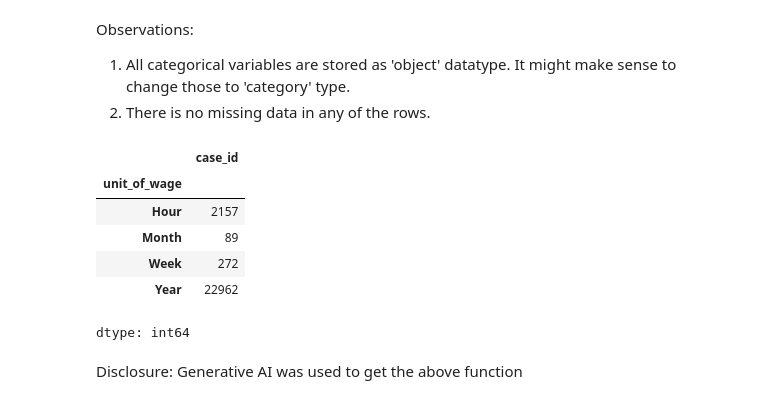
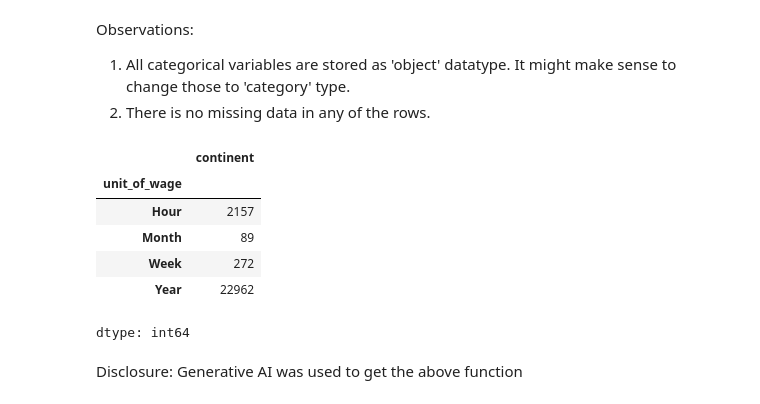
Before and after one commit to AkshayGovindaraj/GoogleColab, a Jupyter notebook: EasyVisa_Full_Code_Notebookv1.ipynb, the cells around one changed output. Saved outputs shown, nothing was run; the diff lists cells and outputs as text; code cells hidden in the pictures.

```diff
--- a/EasyVisa_Full_Code_Notebookv1.ipynb
+++ b/EasyVisa_Full_Code_Notebookv1.ipynb
@@ -165,9 +165,9 @@ data['requires_job_training'] = data['requires_job_training'].astype("category")
 data['region_of_employment'] = data['region_of_employment'].astype("category")
 data['full_time_position'] = data['full_time_position'].astype("category")
 # %%
-data.groupby('unit_of_wage').count()['case_id']
+data.groupby('unit_of_wage').count()['continent']
 # %% [output]
-|  | case_id |
+|  | continent |
 | unit_of_wage |  |
 | Hour | 2157 |
 | Month | 89 |
```
Also changed, not shown: parts of 20 cells of this notebook.
